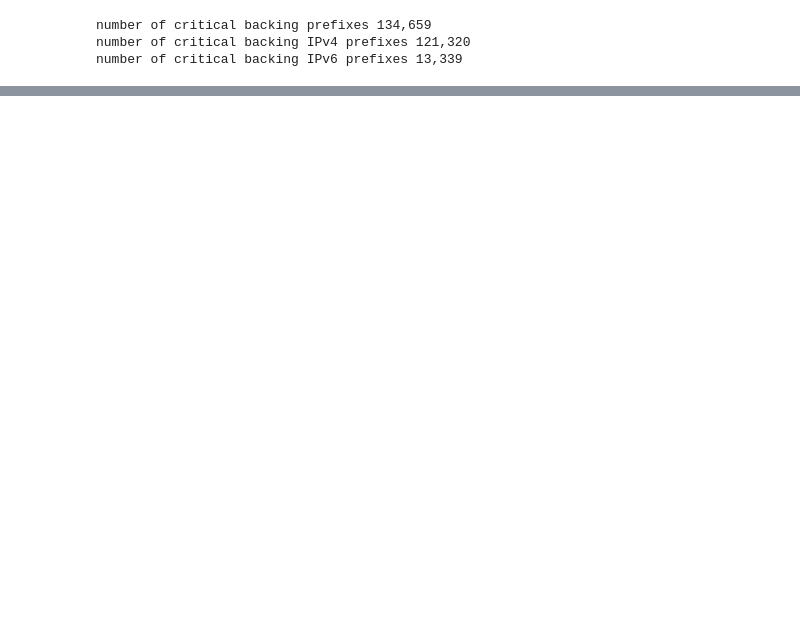
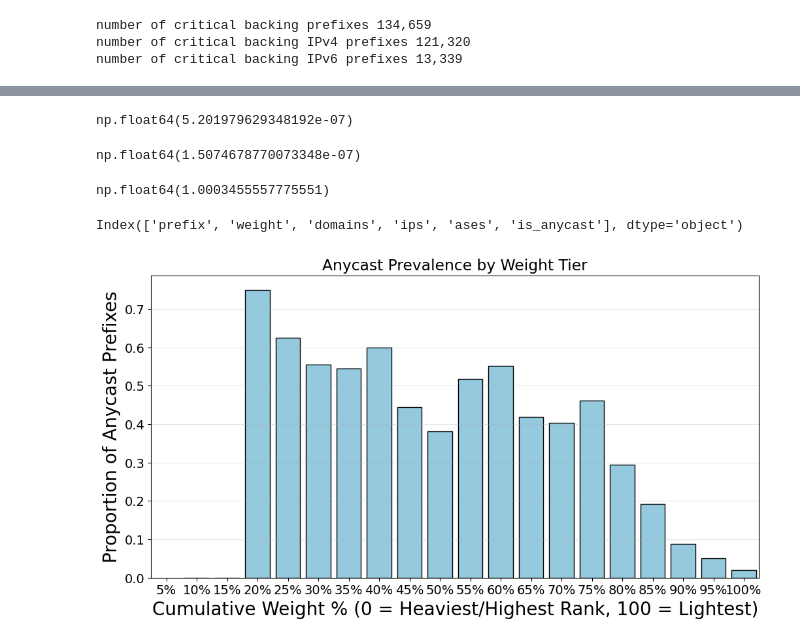
Before and after one commit to gustavoluvizotto/anycast-service-discovery, a Jupyter notebook: analysis/critical/critical.ipynb, the cells around one changed output, grey strips where cells are left out. Saved outputs shown, nothing was run; the diff lists cells and outputs as text; code cells hidden in the pictures; blank space fills up the shorter version.

```diff
--- a/analysis/critical/critical.ipynb
+++ b/analysis/critical/critical.ipynb
@@ -123,0 +123,8 @@ number of critical backing IPv6 prefixes 13,339
+# %%
+census_v6 = census_helper.download_date(ts.year, ts.month, ts.day, 'v6')
+# filter on GCD-confirmed (high-confidence)
+census_v6 = census_v6[census_v6['GCD_ICMPv6'] > 1]
+# filter on relevant columns
+census_v6 = census_v6[['prefix', 'backing_prefix', 'GCD_ICMPv6', 'locations', 'ASN']]
+
+census_v6.head()
@@ -123,0 +265,55 @@ number of critical backing IPv6 prefixes 13,339
+# %%
+census_critical[census_critical['is_anycast']]['weight'].median()
+# %% [output]
+np.float64(5.201979629348192e-07)
+# %%
+census_critical[~census_critical['is_anycast']]['weight'].median()
+# %% [output]
+np.float64(1.5074678770073348e-07)
+# %%
+census_critical['weight'].sum()
+# %% [output]
+np.float64(1.0003455557775551)
+# %%
+census_critical.columns
+# %% [output]
+Index(['prefix', 'weight', 'domains', 'ips', 'ases', 'is_anycast'], dtype='object')
+# %%
+#!pip install seaborn
+import seaborn as sns
+
+# Assuming df is your dataframe
+df = census_critical.copy()
+
+# 1. Sort by weight descending (High rank first)
+df = df.sort_values('weight', ascending=False).reset_index(drop=True)
+
+# 2. Create the Cumulative Weight axis (0 to 1)
+total_weight = df['weight'].sum()
+df['cum_weight'] = df['weight'].cumsum() / total_weight
+
+# Ensure is_anycast is numeric (0 or 1) for calculation
+df['is_anycast_int'] = df['is_anycast'].astype(int)
+# %%
+# Create bins for the cumulative weight (0.0 to 1.0)
+# 20 bins = 5% weight increments
+bins = np.linspace(0, 1, 21)
+labels = [f"{int(x*100)}%" for x in bins[1:]]
+
+df['weight_percentile_bin'] = pd.cut(df['cum_weight'], bins=bins, labels=labels)
+
+# Calculate prevalence of Anycast in each bin
+# Mean of boolean/int gives the percentage
+bin_stats = df.groupby('weight_percentile_bin')['is_anycast_int'].mean().reset_index()
+
+# Plot
+plt.figure(figsize=(12, 6))
+sns.barplot(data=bin_stats, x='weight_percentile_bin', y='is_anycast_int', color='skyblue', edgecolor='black')
+
+plt.xlabel("Cumulative Weight % (0 = Heaviest/Highest Rank, 100 = Lightest)")
+plt.ylabel("Proportion of Anycast Prefixes")
+plt.title("Anycast Prevalence by Weight Tier")
+plt.grid(axis='y', alpha=0.3)
+plt.show()
+# %% [output]
+[figure, added]
```
Also changed, not shown: parts of 34 cells of this notebook, 1 other file.
